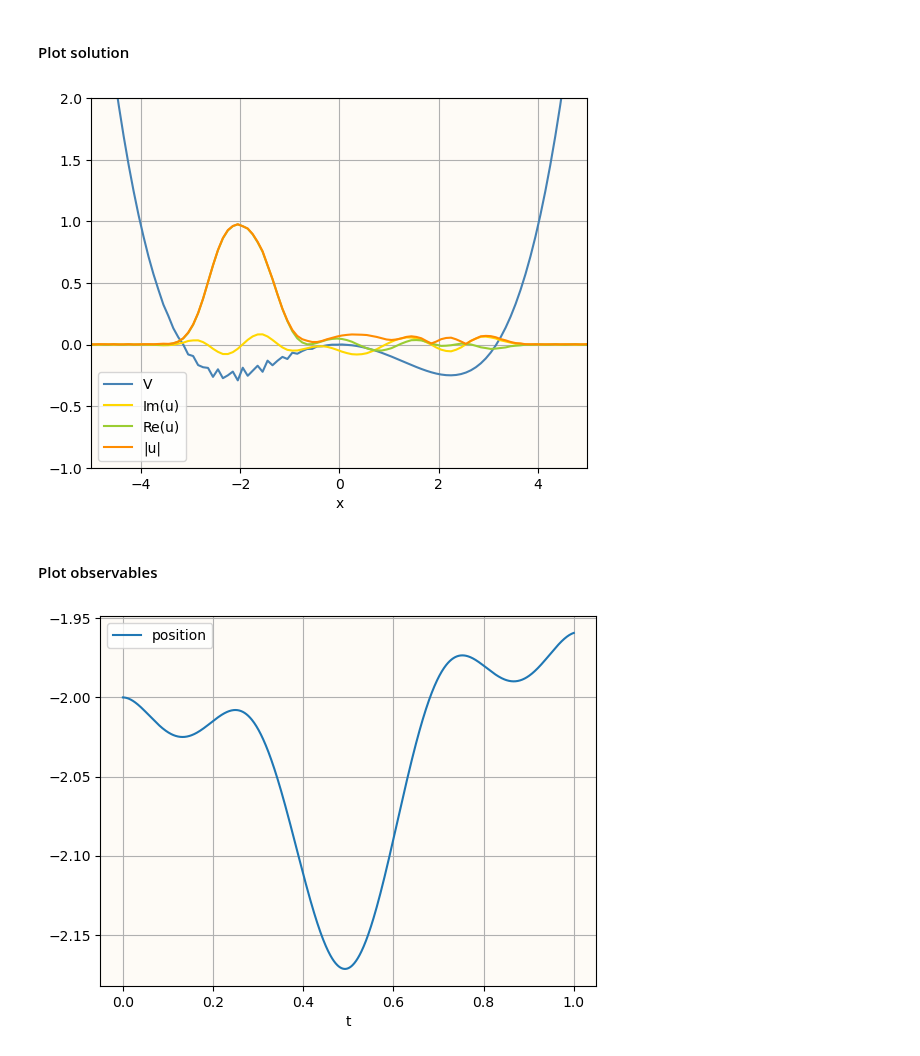
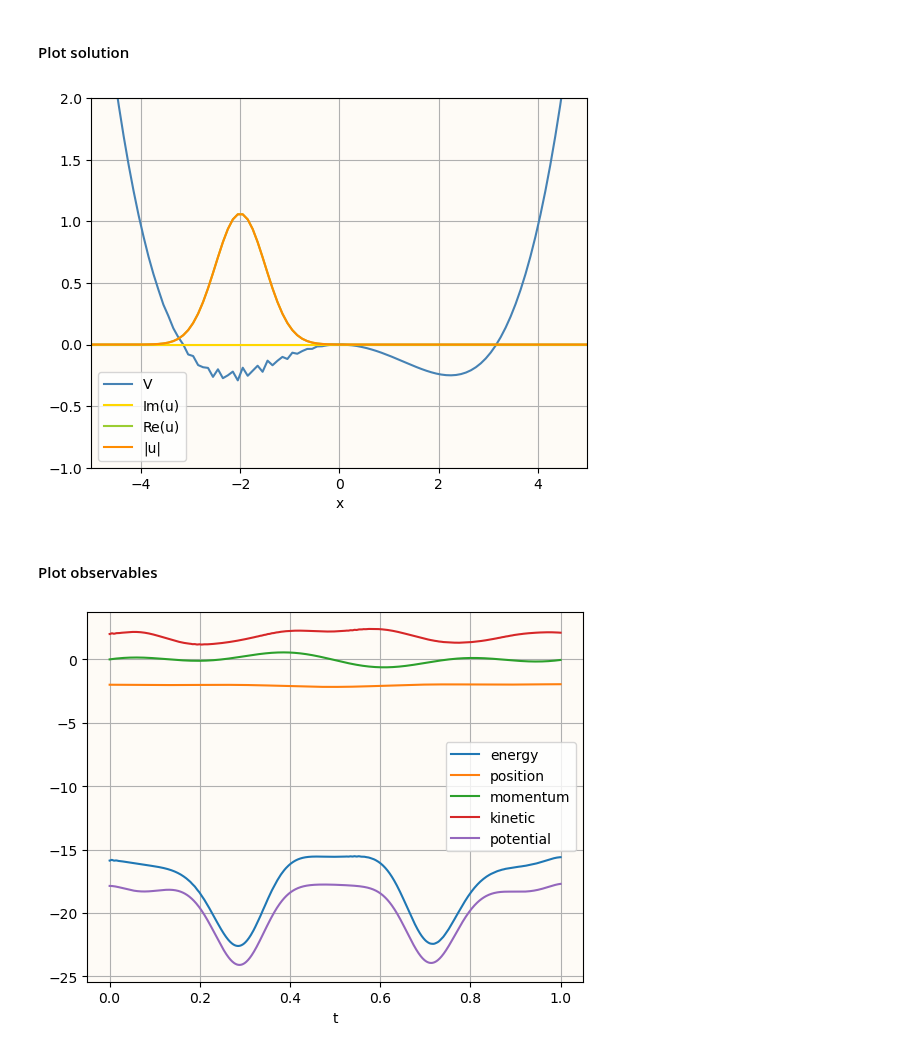
Before and after one commit to brownadder/expsolve, a Jupyter notebook: examples/tutorials/02_evolve/00_quick_introduction.ipynb, the cells around one changed output. Drawn from its saved outputs; the diff is of its cells as text; code cells hidden in the pictures.

```diff
--- a/examples/tutorials/02_evolve/00_quick_introduction.ipynb
+++ b/examples/tutorials/02_evolve/00_quick_introduction.ipynb
@@ -77,25 +80,31 @@ strangstep = lambda t, h, u0: split.stepper(t, h, u0, eVu, eLu, strangalpha, str
+# %%
+observables = {'energy': lambda u: ex.observable(lambda psi: -ex.diffop(0, 2, psi, xr) + V0*psi + Vnl(psi)/2.0, u, xr),
+'position': lambda u: ex.observable(lambda psi: x*psi, u, xr),
+'momentum': lambda u: ex.observable(lambda psi: 1j*ex.diffop(0, 1, psi, xr), u, xr),
+'kinetic': lambda u: ex.observable(lambda psi: -ex.diffop(0, 2, psi, xr), u, xr),
+'potential':lambda u: ex.observable(lambda psi: V0*psi + Vnl(psi)/2.0, u, xr)}
 # %% [markdown]
 #### Solve differential equation
 # %%
 trange = [0, 1]
 timegrid = es.timegrid(trange, ndt=1000)
-uT, obsvalues, _ = es.solvediffeq(u, timegrid, strangstep, observables = {'position': lambda u: ex.observable(lambda psi: x*psi, u, xr)})
+uT, obsvalues, uintermediate = es.solvediffeq(u, timegrid, strangstep, observables = observables, storeintermediate = True)
 # %% [markdown]
 #### Plot solution
 # %%
-linespecs = lambda u: [((x, (V0 + Vt(timegrid[0]))/100), {'color':mcolors.CSS4_COLORS['steelblue']}, 'V'),
-             ((x, imag(u)), {'color':mcolors.CSS4_COLORS['gold']}, 'Im(u)'),
-             ((x, real(u)), {'color':mcolors.CSS4_COLORS['yellowgreen']}, 'Re(u)'),
-             ((x, abs(u)), {'color':mcolors.CSS4_COLORS['darkorange']}, '|u|')]
+lines = lambda frame: [((x, (V0+Vt(timegrid[frame]))/100), {'color':mcolors.CSS4_COLORS['steelblue']}, 'V'),
+                       ((x, imag(uintermediate[frame])), {'color':mcolors.CSS4_COLORS['gold']}, 'Im(u)'),
+                       ((x, real(uintermediate[frame])), {'color':mcolors.CSS4_COLORS['yellowgreen']}, 'Re(u)'),
+                       ((x, abs(uintermediate[frame])), {'color':mcolors.CSS4_COLORS['darkorange']}, '|u|')]
 
 fig, ax = plt.subplots()
-ex.plot(ax, linespecs=linespecs(uT), xlim=[-5,5], ylim=[-1,2], xlabel='x')
+ex.plot(ax, linespecs=lines(0), xlim=[-5,5], ylim=[-1,2], xlabel='x')
 plt.show()
 # %% [output]
-[figure, old version]
+[figure, new version]
 # %% [markdown]
 #### Plot observables
 # %%
 ex.obsplot(plt, timegrid, obsvalues)
 # %% [output]
-[figure, old version]
+[figure, new version]
```
Also changed, not shown: parts of 3 cells of this notebook, 4 other files.
